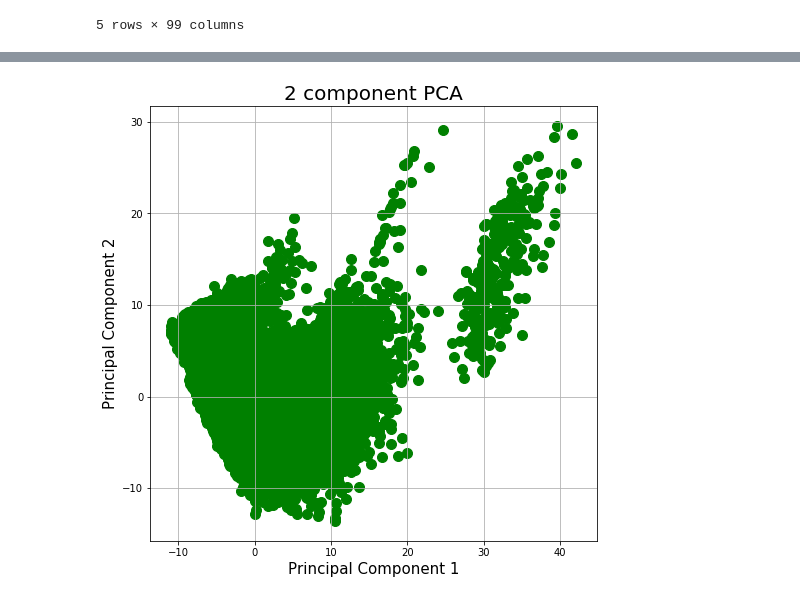
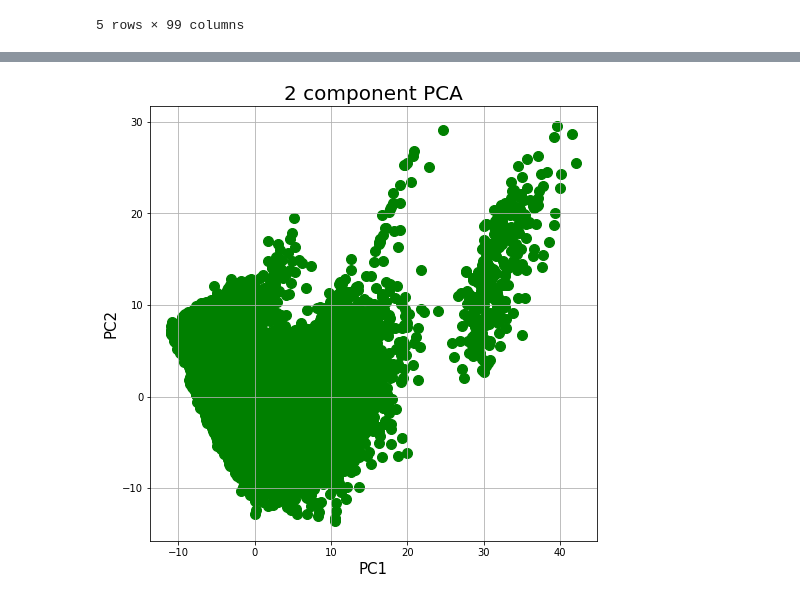
Before and after one commit to alex000kim/DS-Unit-1-Sprint-4-Linear-Algebra, a Jupyter notebook: Jisha_Obukwelu_DSPT3_143_High_Dimensional_Data_Assignment.ipynb, the cells around one changed output, grey strips where cells are left out. Saved outputs shown, nothing was run; the diff lists cells and outputs as text; code cells hidden in the pictures.

```diff
--- a/Jisha_Obukwelu_DSPT3_143_High_Dimensional_Data_Assignment.ipynb
+++ b/Jisha_Obukwelu_DSPT3_143_High_Dimensional_Data_Assignment.ipynb
@@ -310,7 +310,7 @@ Z = scaler.fit_transform(national_processed[num_cols])
 print('\n Standardized Data: \n', Z)
 
 #Create the PCA instance
-pca = PCA(n_components=2)
+pca = PCA(n_components=0.95)
 
 #Fit on data
 pca.fit(Z)
@@ -344,5 +344,5 @@ print('\n Projected Data: \n', B.shape)
 # %%
 principalDf = pd.DataFrame(data = B,
-                           columns = ['principal component 1', 'principal component 2'])
+                           columns = ['PC{}'.format(x) for x in range(1,17)])
 principalDf
 # %% [output]
@@ -362,20 +362,19 @@ principalDf
 # %%
 fig = plt.figure(figsize = (8,8))
 ax = fig.add_subplot(1,1,1)
-ax.set_xlabel('Principal Component 1', fontsize = 15)
-ax.set_ylabel('Principal Component 2', fontsize = 15)
+ax.set_xlabel('PC1', fontsize = 15)
+ax.set_ylabel('PC2', fontsize = 15)
 ax.set_title('2 component PCA', fontsize = 20)
-# colors = ['r', 'g', 'b']
 # for target, color in zip(targets,colors):
 #     indicesToKeep = finalDf['target'] == target
-ax.scatter(principalDf['principal component 1'],
-           principalDf[ 'principal component 2'],
+ax.scatter(principalDf['PC1'],
+           principalDf[ 'PC2'],
            s = 100,
            color = 'green')
 
 ax.grid()
 # %% [output]
-[figure, old version]
+[figure, new version]
 # %% [markdown]
 # Stretch Goals
 
```
Also changed, not shown: parts of 2 cells of this notebook.
